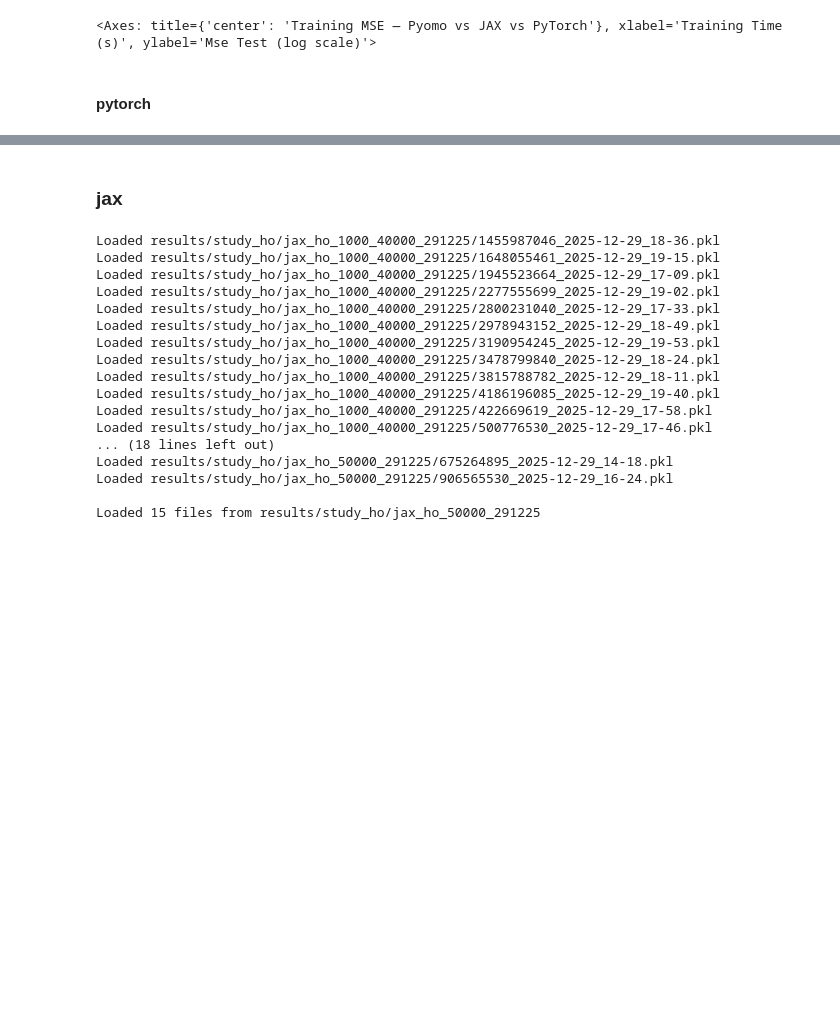
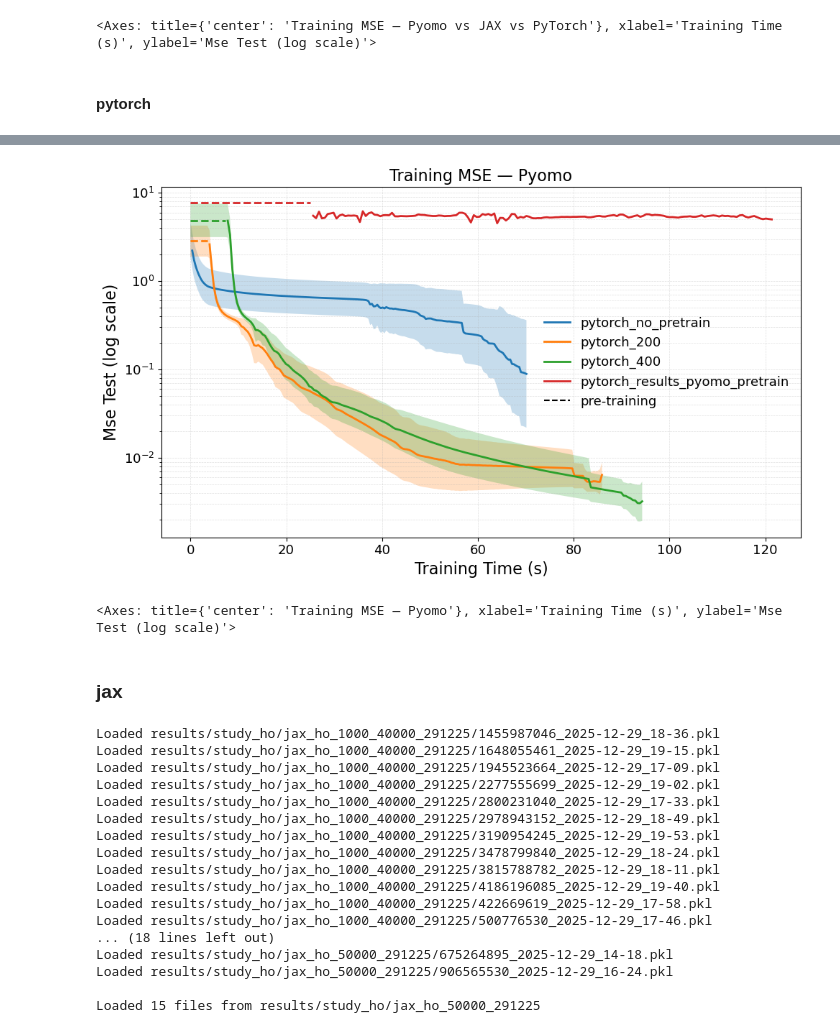
Before and after one commit to mariashapo/NODE, a Jupyter notebook: src/analysis/synthetic/training_conv_ho.ipynb, the cells around one changed output, grey strips where cells are left out. Saved outputs shown, nothing was run; the diff lists cells and outputs as text; code cells hidden in the pictures; blank space fills up the shorter version.

```diff
--- a/src/analysis/synthetic/training_conv_ho.ipynb
+++ b/src/analysis/synthetic/training_conv_ho.ipynb
@@ -111,4 +156,21 @@ plot_time_bands(
 <Axes: title={'center': 'Training MSE — Pyomo'}, xlabel='Training Time (s)', ylabel='Mse Train (log scale)'>
+# %%
+plot_time_bands(
+    pytorch_comparison_dfs,
+    y_col="mse_test",
+    title="Training MSE — Pyomo",
+    logy=True,
+    align_grid=False,
+    figsize=(10, 6),
+    label_fontsize=16,
+    tick_fontsize=13,
+    legend_fontsize=13,
+    title_fontsize=16,
+    min_support_abs=1,
+)
+# %% [output]
+[figure, added]
+<Axes: title={'center': 'Training MSE — Pyomo'}, xlabel='Training Time (s)', ylabel='Mse Test (log scale)'>
 # %% [markdown]
 ### jax
 # %%
```
Also changed, not shown: parts of 6 cells of this notebook, 17 other files.
